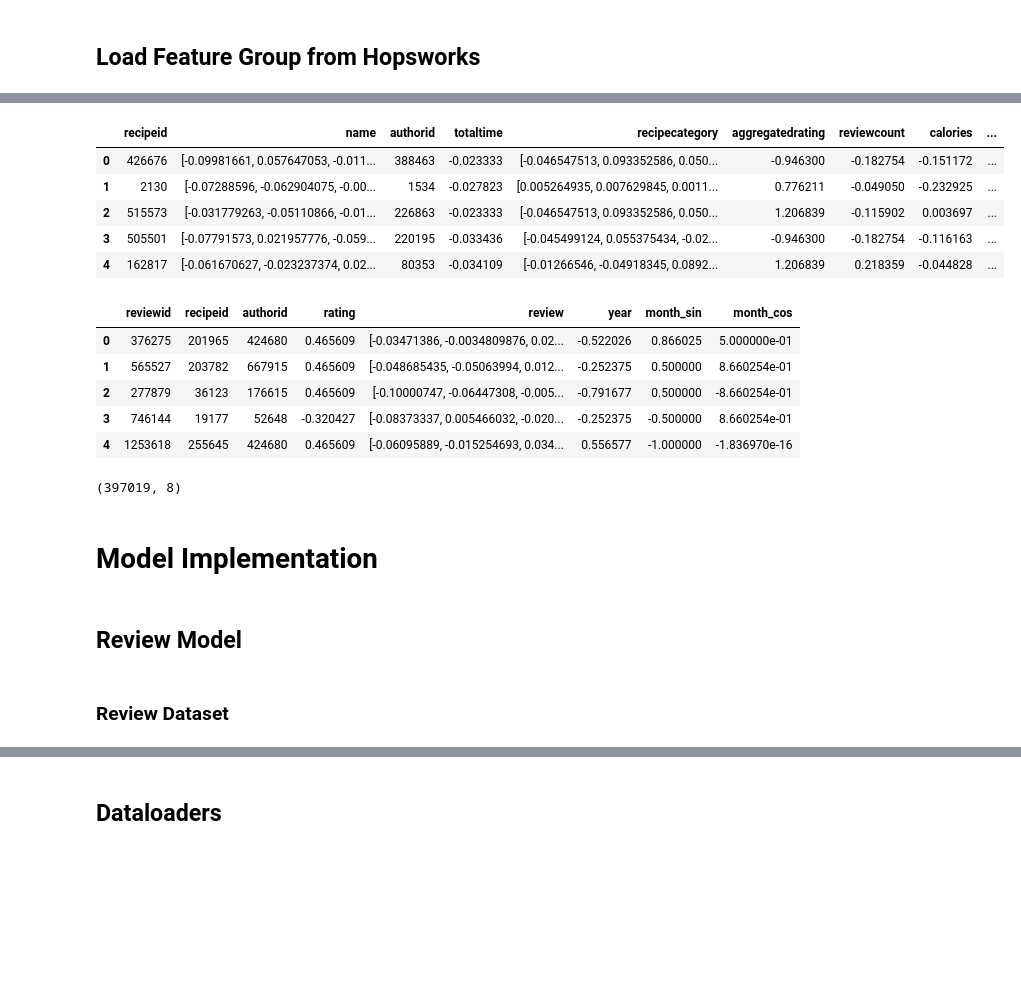
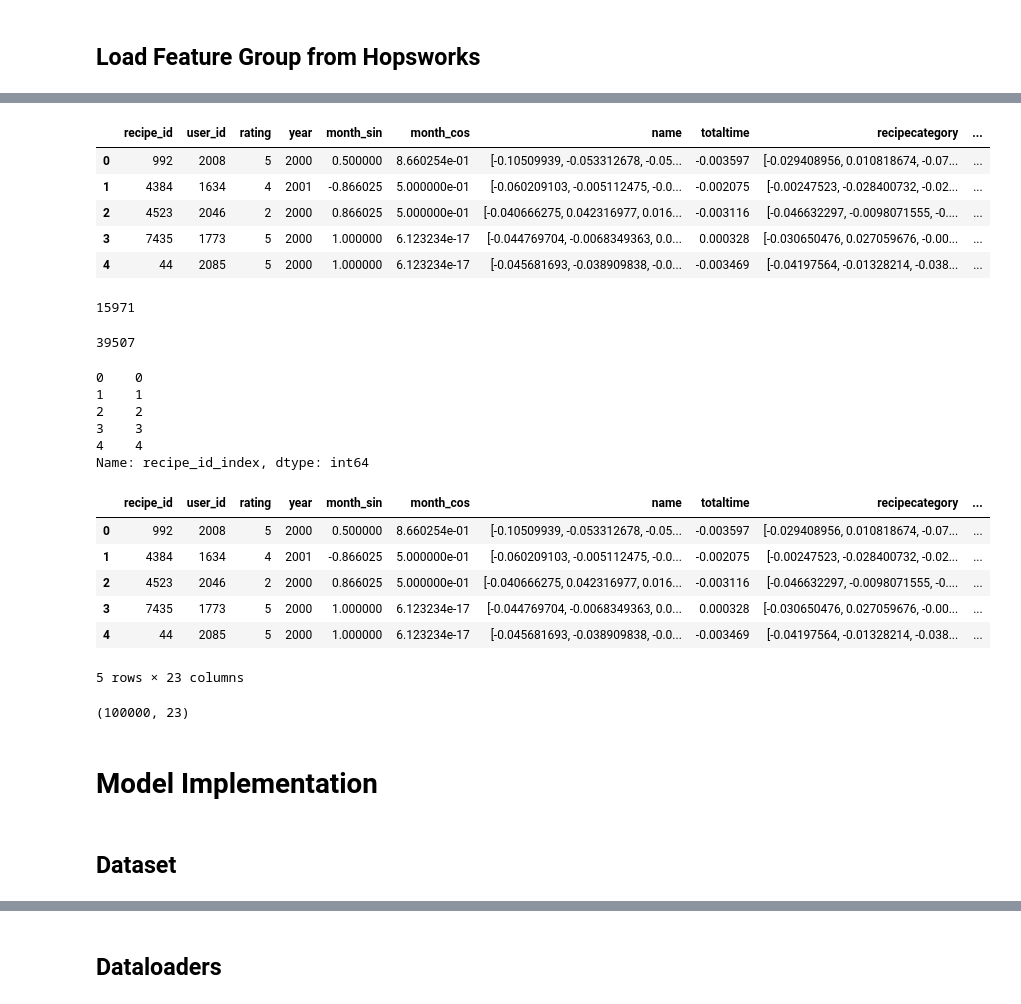
Before and after one commit to samuelpadron/two-tower-recipe-recommender-system, a Jupyter notebook: notebooks/two_tower_model.ipynb, the cells around one changed output, grey strips where cells are left out. Saved outputs shown, nothing was run; the diff lists cells and outputs as text; code cells hidden in the pictures; blank space fills up the shorter version.

Commit message:
Merged datasets and use embeddings for user id and recipe id

```diff
--- a/notebooks/two_tower_model.ipynb
+++ b/notebooks/two_tower_model.ipynb
@@ -69,0 +44,4 @@ train_review_data['Review'] = list(review_embeddings)
+# %%
+review_data = pd.read_csv('..\\data\\reviews.csv')
+
+print(review_data.info())
@@ -69,0 +87,10 @@ train_review_data['Review'] = list(review_embeddings)
+# %%
+review_data['Review'].fillna('', inplace=True) # Put empty description for now
+review_data.drop(columns=['DateSubmitted', 'AuthorName'], inplace=True) # Only keep DateModified
+review_data['DateModified'] = pd.to_datetime(review_data['DateModified'])
+review_data['year'] = review_data['DateModified'].dt.year
+review_data['month'] = review_data['DateModified'].dt.month
+review_data['month_sin'] = np.sin(2 * np.pi * review_data['month'] / 12) # cyclic enconding for month (so Dec and Jan are close to one another)
+review_data['month_cos'] = np.cos(2 * np.pi * review_data['month'] / 12)
+review_data.drop(columns=['ReviewId', 'DateModified', 'month', 'Review'], inplace=True)
+review_data.rename(columns={'AuthorId' : 'user_id', 'RecipeId' : 'recipe_id', 'Rating': 'rating'}, inplace=True)
@@ -70,9 +113,21 @@ train_review_data['Review'] = list(review_embeddings)
+# %%
+review_data = review_data.head(100_000)
+# %%
+combined_data = review_data.merge(recipe_data, on="recipe_id", how="left")
 # %%
-train_recipe_data.head()
+combined_data.head()
 # %% [output]
-|  | recipeid | name | authorid | totaltime | recipecategory | aggregatedrating | reviewcount | calories | ... |
-| 0 | 426676 | [-0.09981661, 0.057647053, -0.011... | 388463 | -0.023333 | [-0.046547513, 0.093352586, 0.050... | -0.946300 | -0.182754 | -0.151172 | ... |
-| 1 | 2130 | [-0.07288596, -0.062904075, -0.00... | 1534 | -0.027823 | [0.005264935, 0.007629845, 0.0011... | 0.776211 | -0.049050 | -0.232925 | ... |
-| 2 | 515573 | [-0.031779263, -0.05110866, -0.01... | 226863 | -0.023333 | [-0.046547513, 0.093352586, 0.050... | 1.206839 | -0.115902 | 0.003697 | ... |
-| 3 | 505501 | [-0.07791573, 0.021957776, -0.059... | 220195 | -0.033436 | [-0.045499124, 0.055375434, -0.02... | -0.946300 | -0.182754 | -0.116163 | ... |
-| 4 | 162817 | [-0.061670627, -0.023237374, 0.02... | 80353 | -0.034109 | [-0.01266546, -0.04918345, 0.0892... | 1.206839 | 0.218359 | -0.044828 | ... |
+|  | recipe_id | user_id | rating | year | month_sin | month_cos | name | totaltime | recipecategory | ... |
+| 0 | 992 | 2008 | 5 | 2000 | 0.500000 | 8.660254e-01 | [-0.10509939, -0.053312678, -0.05... | -0.003597 | [-0.029408956, 0.010818674, -0.07... | ... |
+| 1 | 4384 | 1634 | 4 | 2001 | -0.866025 | 5.000000e-01 | [-0.060209103, -0.005112475, -0.0... | -0.002075 | [-0.00247523, -0.028400732, -0.02... | ... |
+| 2 | 4523 | 2046 | 2 | 2000 | 0.866025 | 5.000000e-01 | [-0.040666275, 0.042316977, 0.016... | -0.003116 | [-0.046632297, -0.0098071555, -0.... | ... |
+| 3 | 7435 | 1773 | 5 | 2000 | 1.000000 | 6.123234e-17 | [-0.044769704, -0.0068349363, 0.0... | 0.000328 | [-0.030650476, 0.027059676, -0.00... | ... |
+| 4 | 44 | 2085 | 5 | 2000 | 1.000000 | 6.123234e-17 | [-0.045681693, -0.038909838, -0.0... | -0.003469 | [-0.04197564, -0.01328214, -0.038... | ... |
+# %%
+len(review_data['user_id'].unique())
+# %% [output]
+15971
+# %%
+len(combined_data['recipe_id'].unique())
+# %% [output]
+39507
@@ -78,0 +148,9 @@ train_recipe_data.head()
+# %%
+combined_data['recipe_id_index'].head()
+# %% [output]
+0    0
+1    1
+2    2
+3    3
+4    4
+Name: recipe_id_index, dtype: int64
@@ -79,16 +160,17 @@ train_recipe_data.head()
 # %%
-train_review_data.head()
+combined_data.head()
 # %% [output]
-|  | reviewid | recipeid | authorid | rating | review | year | month_sin | month_cos |
-| 0 | 376275 | 201965 | 424680 | 0.465609 | [-0.03471386, -0.0034809876, 0.02... | -0.522026 | 0.866025 | 5.000000e-01 |
-| 1 | 565527 | 203782 | 667915 | 0.465609 | [-0.048685435, -0.05063994, 0.012... | -0.252375 | 0.500000 | 8.660254e-01 |
-| 2 | 277879 | 36123 | 176615 | 0.465609 | [-0.10000747, -0.06447308, -0.005... | -0.791677 | 0.500000 | -8.660254e-01 |
-| 3 | 746144 | 19177 | 52648 | -0.320427 | [-0.08373337, 0.005466032, -0.020... | -0.252375 | -0.500000 | 8.660254e-01 |
-| 4 | 1253618 | 255645 | 424680 | 0.465609 | [-0.06095889, -0.015254693, 0.034... | 0.556577 | -1.000000 | -1.836970e-16 |
+|  | recipe_id | user_id | rating | year | month_sin | month_cos | name | totaltime | recipecategory | ... |
+| 0 | 992 | 2008 | 5 | 2000 | 0.500000 | 8.660254e-01 | [-0.10509939, -0.053312678, -0.05... | -0.003597 | [-0.029408956, 0.010818674, -0.07... | ... |
+| 1 | 4384 | 1634 | 4 | 2001 | -0.866025 | 5.000000e-01 | [-0.060209103, -0.005112475, -0.0... | -0.002075 | [-0.00247523, -0.028400732, -0.02... | ... |
+| 2 | 4523 | 2046 | 2 | 2000 | 0.866025 | 5.000000e-01 | [-0.040666275, 0.042316977, 0.016... | -0.003116 | [-0.046632297, -0.0098071555, -0.... | ... |
+| 3 | 7435 | 1773 | 5 | 2000 | 1.000000 | 6.123234e-17 | [-0.044769704, -0.0068349363, 0.0... | 0.000328 | [-0.030650476, 0.027059676, -0.00... | ... |
+| 4 | 44 | 2085 | 5 | 2000 | 1.000000 | 6.123234e-17 | [-0.045681693, -0.038909838, -0.0... | -0.003469 | [-0.04197564, -0.01328214, -0.038... | ... |
+5 rows × 23 columns
 # %%
-train_review_data.shape
+combined_data.shape
 # %% [output]
-(397019, 8)
+(100000, 23)
 # %% [markdown]
 # Model Implementation
 # %%
@@ -98,6 +181,4 @@ import torch.nn.functional as F
 from torch.utils.data import Dataset
-# %% [markdown]
-## Review Model
 # %% [markdown]
-### Review Dataset
+## Dataset
 # %%
```
Also changed, not shown: parts of 53 cells of this notebook, 1 other file.
